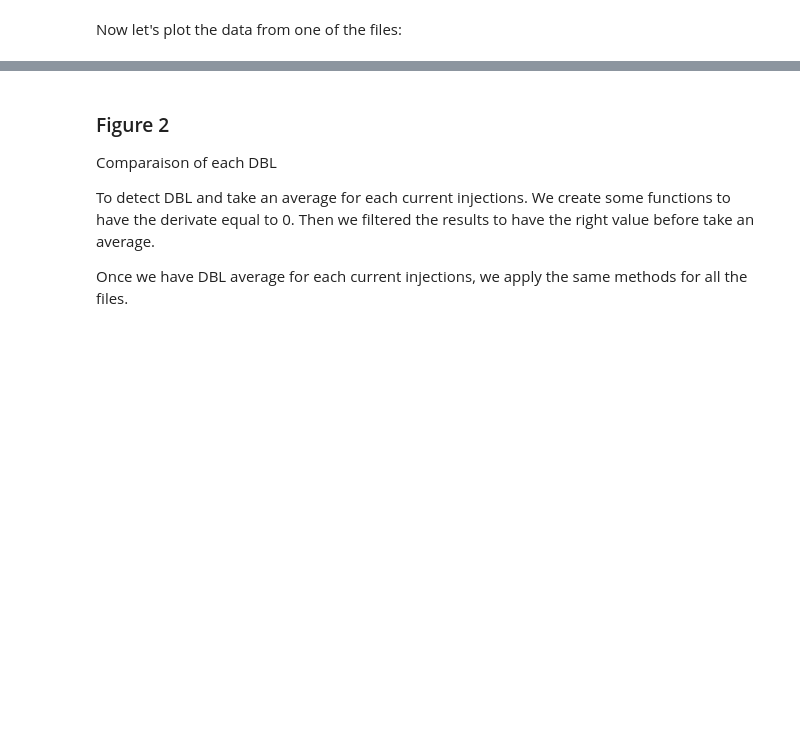
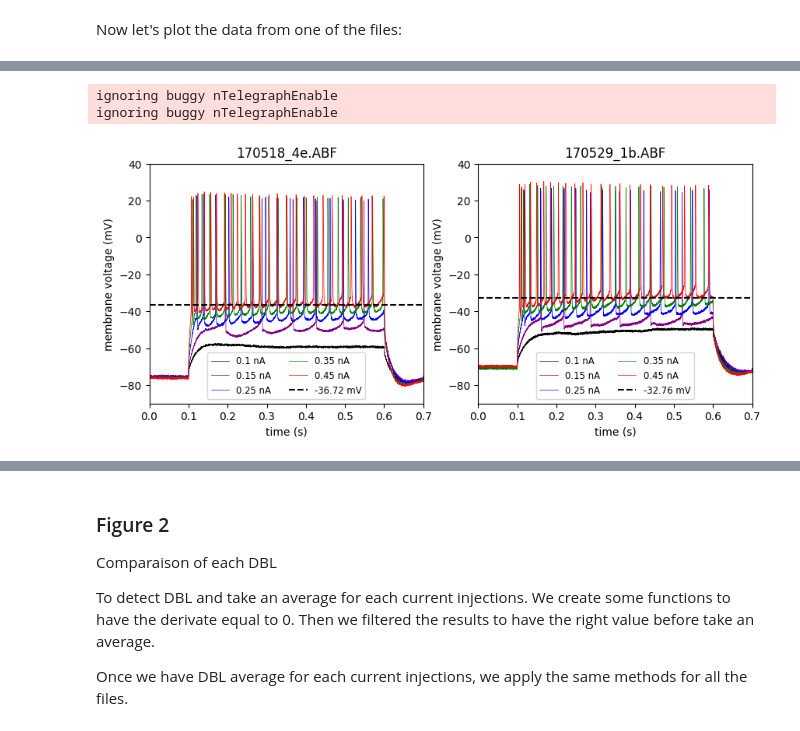
Before and after one commit to NeuroPSI-Neuroinformatics/case-studies-for-data-reuse, a Jupyter notebook: 10.25493-VAV5-BXU/GaradLessmann2022.ipynb, the cells around one changed output, grey strips where cells are left out. Drawn from its saved outputs; the diff is of its cells as text; code cells hidden in the pictures; blank space fills up the shorter version.

```diff
--- a/10.25493-VAV5-BXU/GaradLessmann2022.ipynb
+++ b/10.25493-VAV5-BXU/GaradLessmann2022.ipynb
@@ -149,0 +162,4 @@ Number of current pulses: 10
+# %%
+print(stimulus.description, "\n")
+stimulus_config = json.loads(stimulus.specifications.resolve(kg_client, scope="any").configuration)
+stimulus_config
@@ -236,3 +238,43 @@ ignoring buggy nTelegraphEnable
+# %%
+stimulus_interval = stimulus_config["interval"] / 1000  # convert from ms to seconds
+current_pulse_amplitudes = stimulus_config["amplitudes"]
+
+def plot_data_zoom(ax, file_path, liquid_junction_potential_correction, show_amplitudes, line_colours, dbl_level):
+    # Read the data
+    data = get_io(file_path).read(lazy=True)
+    # Apply the liquid junction potential correction
+    signal = data[0].segments[0].analogsignals[0].load() + liquid_junction_potential_correction
+    # Plot the sections of the signal that correspond to specific stimulus amplitudes
+    for stimulus_amplitude, colour in zip(show_amplitudes, line_colours):
+        index = current_pulse_amplitudes.index(stimulus_amplitude)
+        stim_onset = index * stimulus_interval
+        ax.plot(signal.times - stim_onset * pq.s, signal, lw=0.5, color=colour, label=f"{stimulus_amplitude/1000} nA")
+    # Add a horizontal line indicating the depolarization baseline (DBL)
+    ax.axhline(y=dbl_level, color='black', linestyle='--', label=f'{dbl_level} mV')
+    # Adjust the figure axes, legend and labels
+    ax.set_xlim(0.0, stimulus_interval)
+    ax.set_ylim(-90, 40)
+    ax.set_xlabel(f"time ({signal.times.units.dimensionality})")
+    ax.set_ylabel(f"membrane voltage ({signal.units.dimensionality})")
+    ax.legend(loc="lower center", ncol=2, fontsize='small')
+    ax.set_title(file_path.split("/")[1])
+
+fig, axes = plt.subplots(1, 2, figsize=(10, 4))
+dbl_levels = [-36.72, -32.76]  # todo: calculate the DBL levels from the data, here we take the values shown in the paper
+
+for file_path, ax, dbl in zip(("downloads/170518_4e.ABF", "downloads/170529_1b.ABF"), axes, dbl_levels):
+    plot_data_zoom(
+        ax,
+        file_path=file_path,
+        liquid_junction_potential_correction=ljp_correction,
+        show_amplitudes=[100, 150, 250, 350, 450],
+        line_colours=["black", "purple", "blue", "green", "red"],
+        dbl_level=dbl
+    )
+# %% [output]
+ignoring buggy nTelegraphEnable
+ignoring buggy nTelegraphEnable
+[figure, added]
 # %% [markdown]
 Here is the original Figure 1 Laboratory 2 for comparison (CC-BY licence; see the introduction to this notebook for the citation and links to the original article).
 
```
Also changed, not shown: parts of 31 cells of this notebook.
